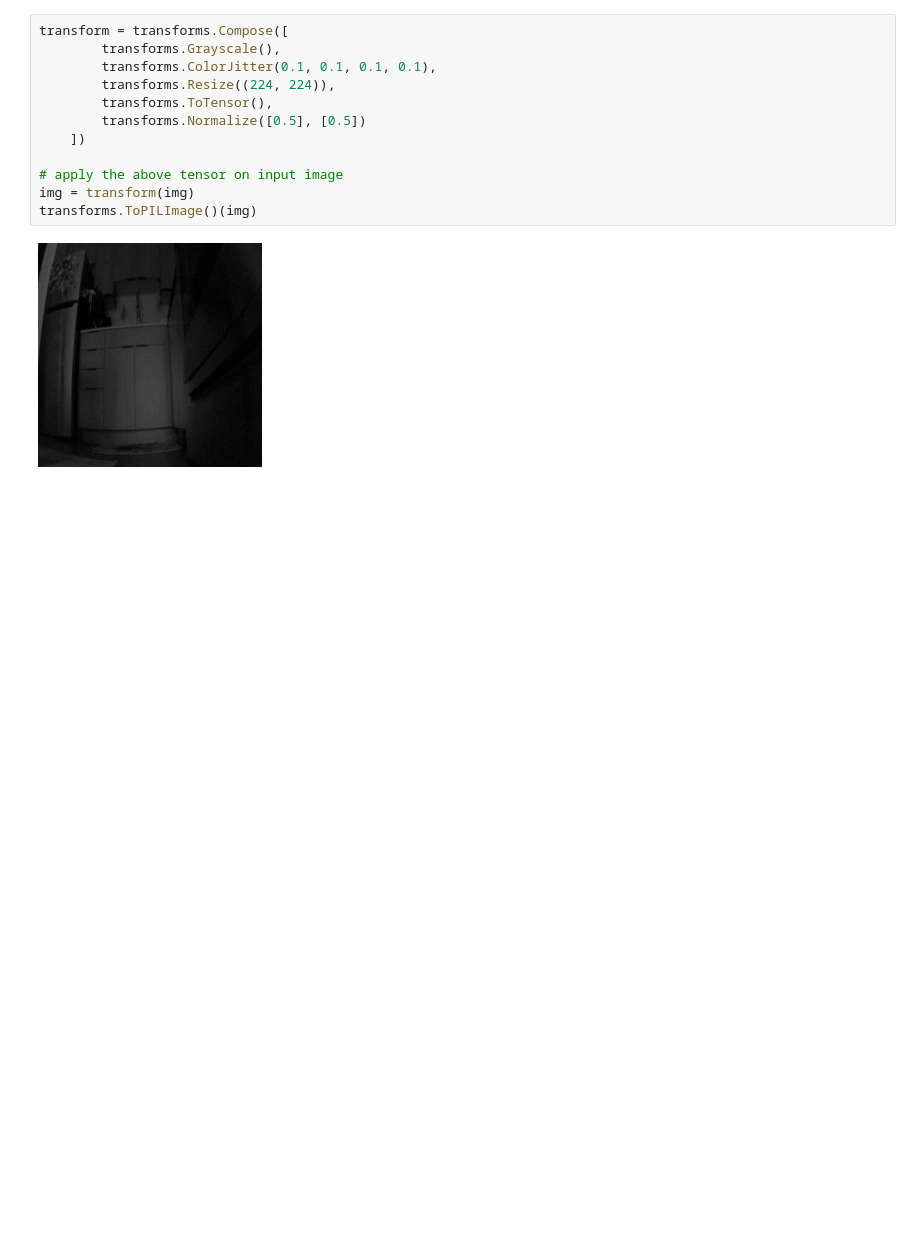
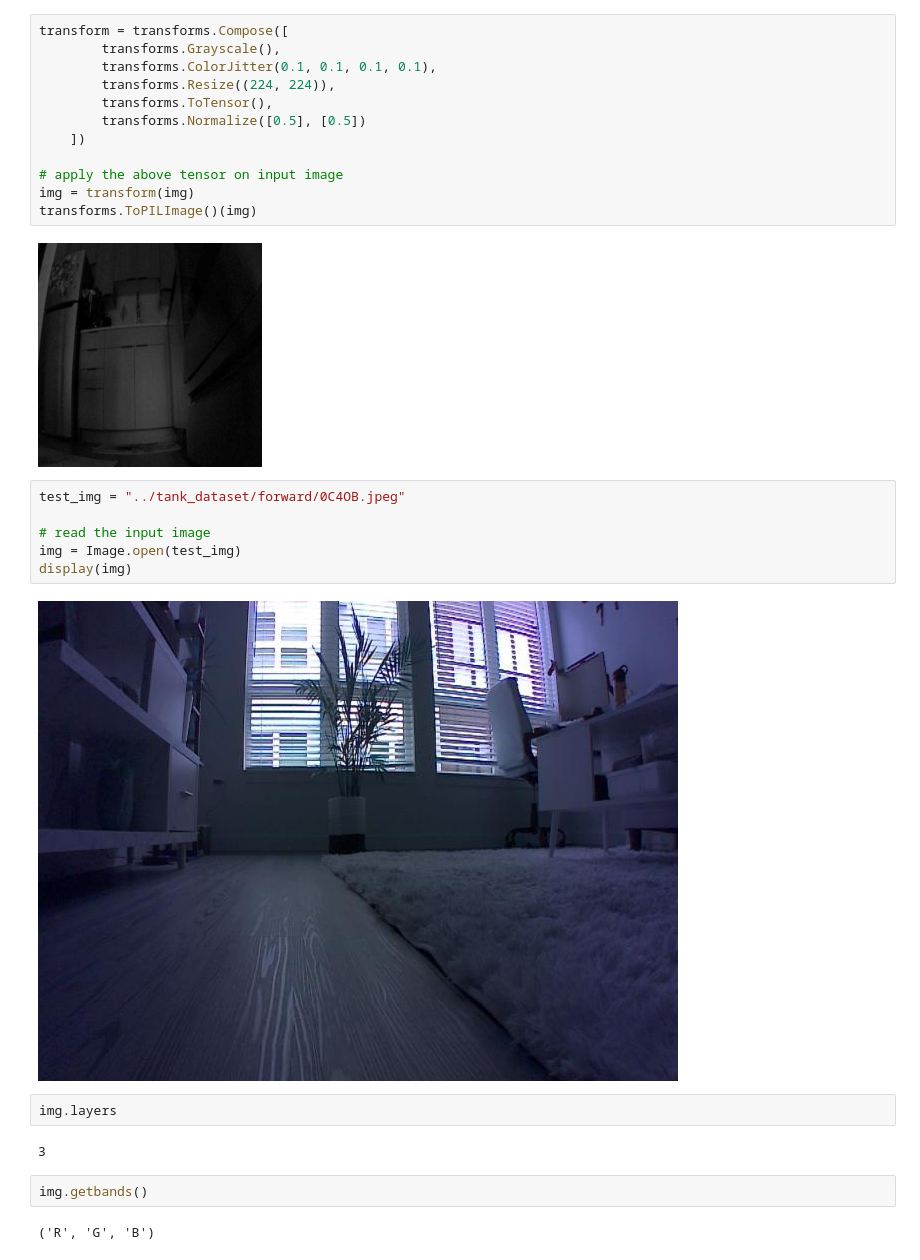
Before and after one commit to srjit/jetson-scripts, a Jupyter notebook: 01 Environment/preprocessing-convert-to-grayscale.ipynb, the cells around one changed output. Cells and saved outputs as stored; diff of their text form; blank space fills up the shorter version.

```diff
--- a/01 Environment/preprocessing-convert-to-grayscale.ipynb
+++ b/01 Environment/preprocessing-convert-to-grayscale.ipynb
@@ -77,3 +77,19 @@ img = transform(img)
 transforms.ToPILImage()(img)
 # %% [output]
 [figure]
+# %%
+test_img = "../tank_dataset/forward/0C4OB.jpeg"
+
+# read the input image
+img = Image.open(test_img)
+display(img)
+# %% [output]
+[figure, added]
+# %%
+img.layers
+# %% [output]
+3
+# %%
+img.getbands()
+# %% [output]
+('R', 'G', 'B')
```
Also changed, not shown: 3 other files.
